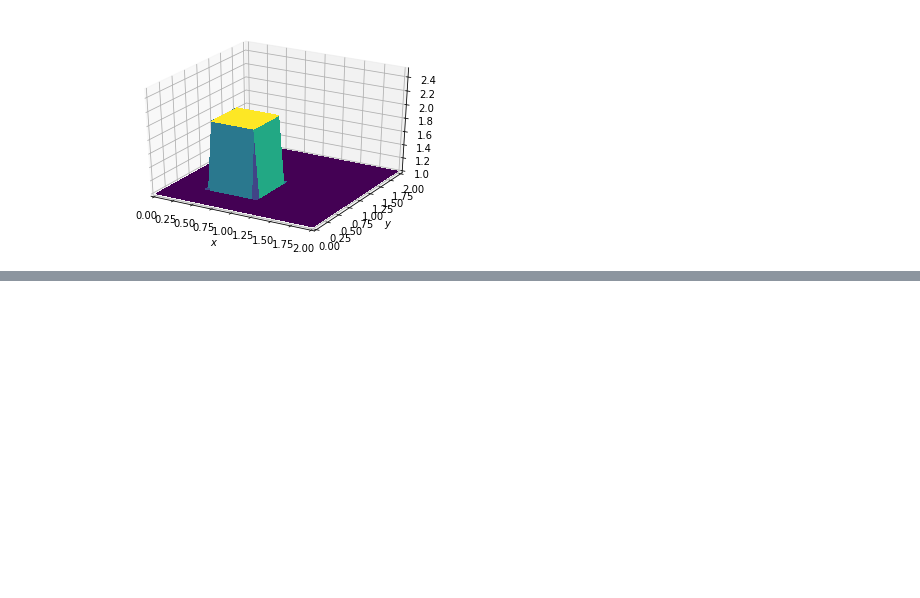
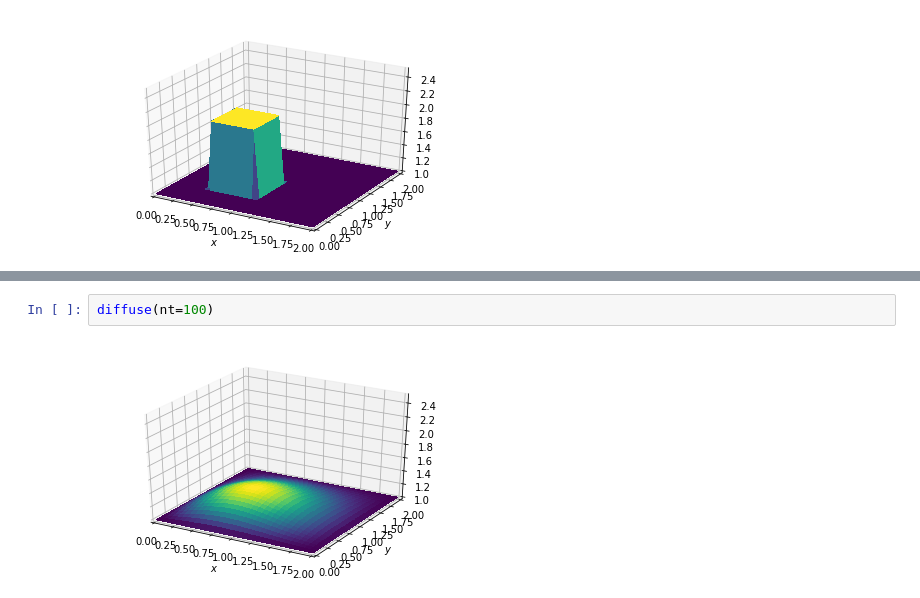
Before and after one commit to jtrejo13/cfd_python, a Jupyter notebook: Step_7_2D_Diffusion.ipynb, the cells around one changed output, grey strips where cells are left out. Drawn from its saved outputs; the diff is of its cells as text; blank space fills up the shorter version.

```diff
--- a/Step_7_2D_Diffusion.ipynb
+++ b/Step_7_2D_Diffusion.ipynb
@@ -86,0 +112,4 @@ def diffuse(nt):
+# %%
+diffuse(nt=100)
+# %% [output]
+[figure, added]
```
Also changed, not shown: parts of 4 cells of this notebook, 1 other file.
